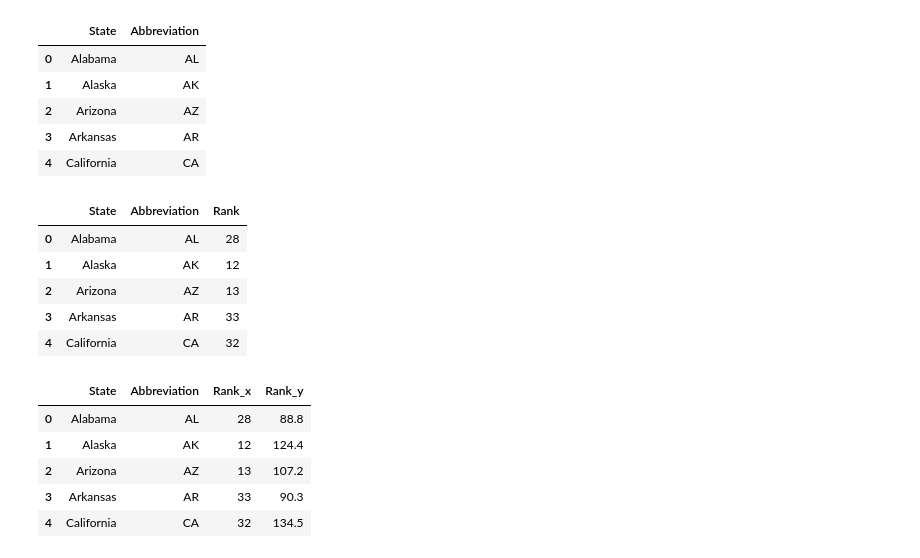
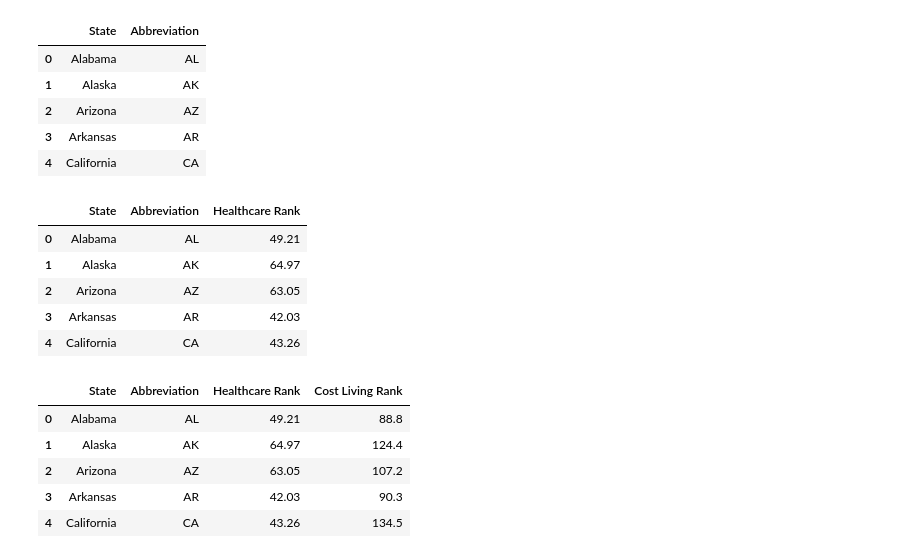
Before and after one commit to hrollin5/project_one, a Jupyter notebook: data_prep.ipynb, the cells around one changed output. Saved outputs shown, nothing was run; the diff lists cells and outputs as text; code cells hidden in the pictures.

```diff
--- a/data_prep.ipynb
+++ b/data_prep.ipynb
@@ -178,26 +155,28 @@ states_USA.head()
 | 3 | Arkansas | AR |
 | 4 | California | CA |
 # %%
-resume=pd.merge(states_USA,health_data[["Rank","State"]],on="State",how="inner")
-resume = resume.rename(columns ={"Rank": "Healthcare Rank"})
+resume=pd.merge(states_USA,health_data[["Score","State"]],on="State",how="inner")
+resume = resume.rename(columns ={"Score": "Healthcare Rank"})
 resume.head()
 # %% [output]
-|  | State | Abbreviation | Rank |
-| 0 | Alabama | AL | 28 |
-| 1 | Alaska | AK | 12 |
-| 2 | Arizona | AZ | 13 |
-| 3 | Arkansas | AR | 33 |
-| 4 | California | CA | 32 |
+|  | State | Abbreviation | Healthcare Rank |
+| 0 | Alabama | AL | 49.21 |
+| 1 | Alaska | AK | 64.97 |
+| 2 | Arizona | AZ | 63.05 |
+| 3 | Arkansas | AR | 42.03 |
+| 4 | California | CA | 43.26 |
 # %%
 resume=pd.merge(resume,cost_living_data,on="State",how="inner")
+resume = resume.rename(columns ={"Rank": "Cost Living Rank"})
+
 resume.head()
 # %% [output]
-|  | State | Abbreviation | Rank_x | Rank_y |
-| 0 | Alabama | AL | 28 | 88.8 |
-| 1 | Alaska | AK | 12 | 124.4 |
-| 2 | Arizona | AZ | 13 | 107.2 |
-| 3 | Arkansas | AR | 33 | 90.3 |
-| 4 | California | CA | 32 | 134.5 |
+|  | State | Abbreviation | Healthcare Rank | Cost Living Rank |
+| 0 | Alabama | AL | 49.21 | 88.8 |
+| 1 | Alaska | AK | 64.97 | 124.4 |
+| 2 | Arizona | AZ | 63.05 | 107.2 |
+| 3 | Arkansas | AR | 42.03 | 90.3 |
+| 4 | California | CA | 43.26 | 134.5 |
 # %%
 resume=pd.merge(resume,data_homicide,on="Abbreviation",how="inner")
 resume.head()
```
Also changed, not shown: parts of 30 cells of this notebook, 1 other file.
